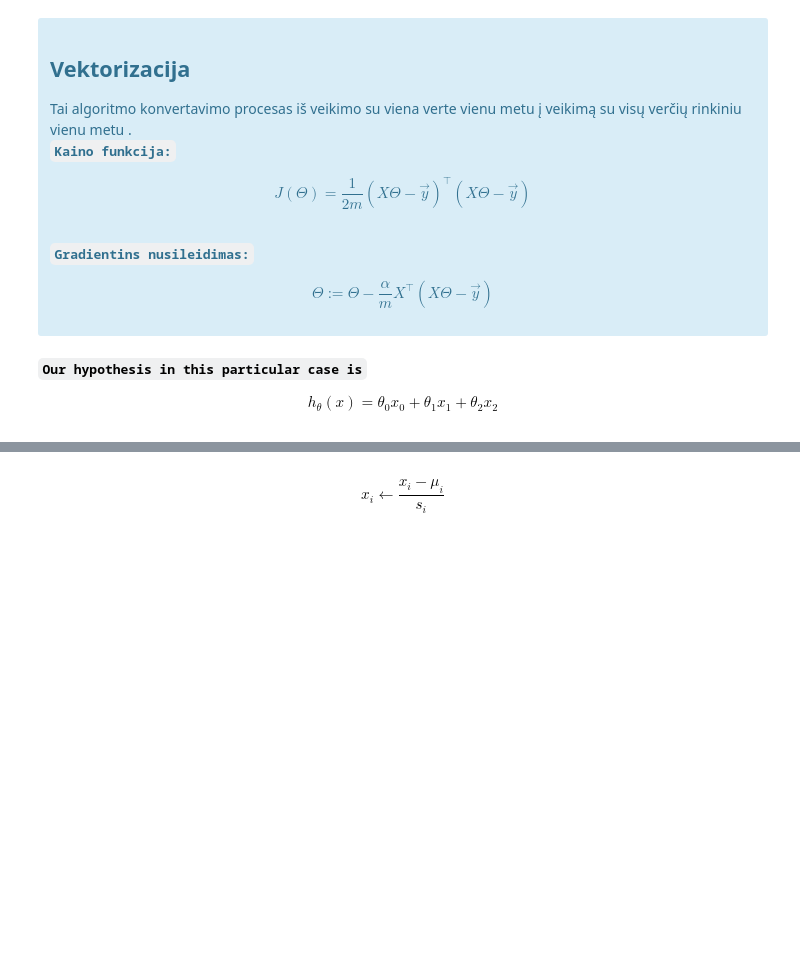
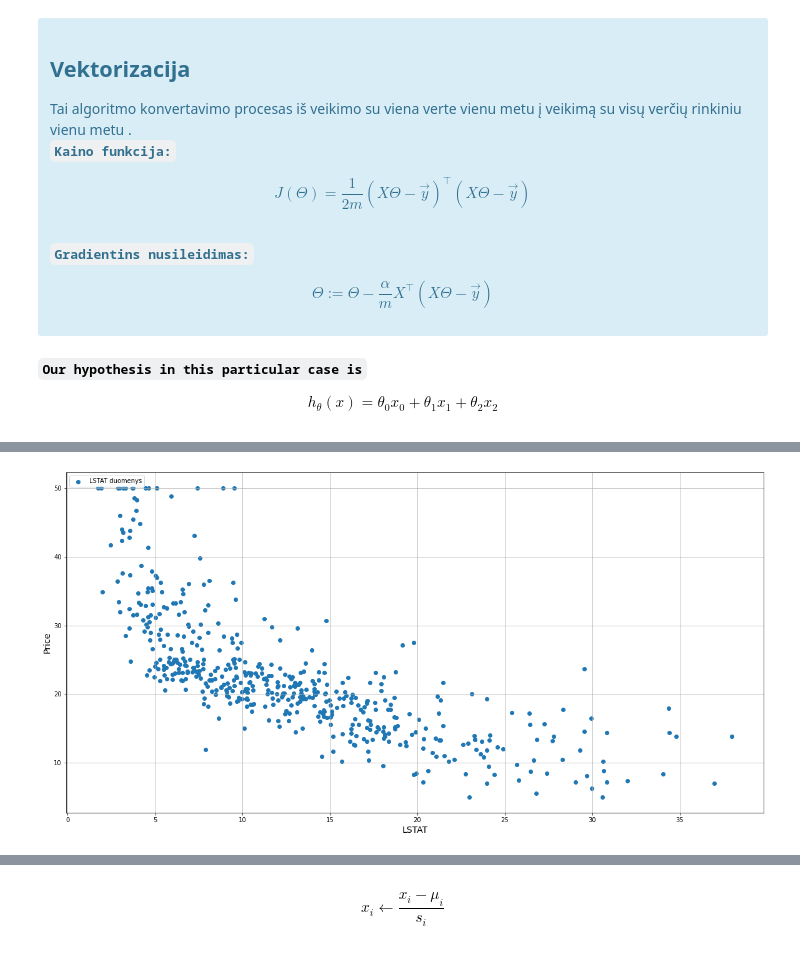
Before and after one commit to tavo-robotas/DI_101, a Jupyter notebook: __V_Mathematical_Optimization/__II_Multivariate_optimization.ipynb, the cells around one changed output, grey strips where cells are left out. Drawn from its saved outputs; the diff is of its cells as text; code cells hidden in the pictures; blank space fills up the shorter version.

```diff
--- a/__V_Mathematical_Optimization/__II_Multivariate_optimization.ipynb
+++ b/__V_Mathematical_Optimization/__II_Multivariate_optimization.ipynb
@@ -465 +431,3 @@ import matplotlib.pyplot as plt
+# %%
+full_data = pd.read_csv('../data_samples/real_estate_boston_full.csv')
 # %%
@@ -492,3 +439,15 @@ y = full_data.values[:, -1]
+# %%
+X = full_data[["LSTAT", "RM"]].values
+y = full_data['Price'].values
 # %%
 X1 = X[:, 0]
 X2 = X[:, 1]
+# %%
+plt.figure(figsize=(20,10))
+plt.scatter(X1, y, label='LSTAT duomenys')
+plt.xlabel('LSTAT', fontsize=14)
+plt.ylabel('Price',fontsize=14)
+plt.legend(loc='upper left')
+plt.grid(True)
+# %% [output]
+[figure, added]
```
Also changed, not shown: parts of 80 cells of this notebook, 3 other files.
